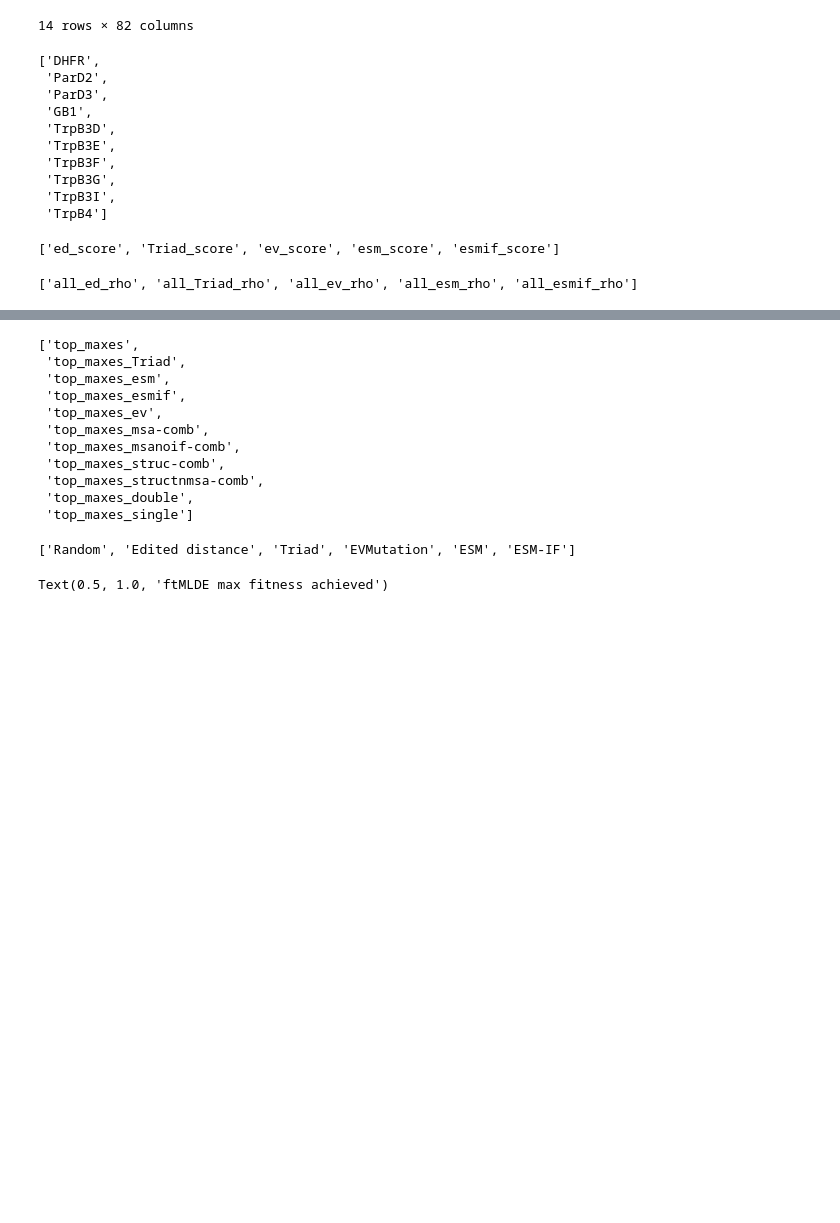
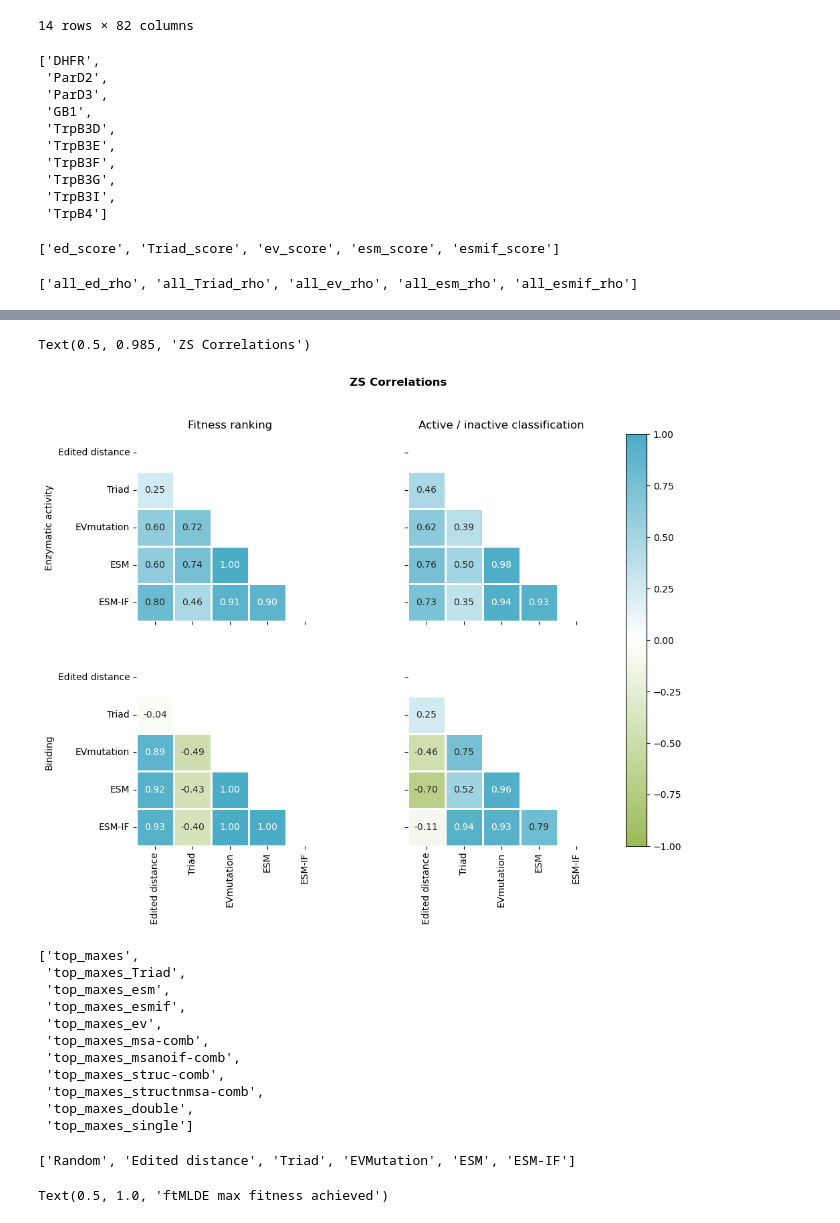
Before and after one commit to fhalab/SSMuLA, a Jupyter notebook: sandbox/zs_corr.ipynb, the cells around one changed output, grey strips where cells are left out. Cells and saved outputs as stored; diff of their text form; code cells hidden in the pictures; blank space fills up the shorter version.

```diff
--- a/sandbox/zs_corr.ipynb
+++ b/sandbox/zs_corr.ipynb
@@ -24,6 +24,7 @@ from selenium import webdriver
 from selenium.webdriver.firefox.service import Service
 from selenium.webdriver.firefox.options import Options
 
+from SSMuLA.landscape_global import LIB_INFO_DICT
 from SSMuLA.de_simulations import DE_TYPES
 from SSMuLA.zs_analysis import ZS_OPTS, ZS_COMB_OPTS
 from SSMuLA.vis_summary import ZS_METRICS
@@ -77,6 +78,16 @@ custom_cmap = LinearSegmentedColormap.from_list(
     N=100,
 )
 
+custom_cmap_r = LinearSegmentedColormap.from_list(
+    "bwg_r",
+    [
+        "#054907",
+        "white",
+        "#030764",
+    ],
+    N=100,
+)
+
 de_metrics = ["mean_all", "fraction_max"]
 
 simple_des = {
@@ -216,21 +263,35 @@ for zsm in ZS_METRICS:
 # %%
-fig, axes = plt.subplots(1, 2, figsize=(12, 4))
-for zsm, ax in zip(["rho", "rocauc"], axes):
-    sel_cols = [c for c in zs.columns if "all_" in c and f"_{zsm}" in c and "-comb" not in c]
-    sel_col_dict = {
-        k: ZS_OPTS_LEGEND[k.split("_")[1]+ "_score"] for k in sel_cols
-    }
+fig, axes = plt.subplots(2, 2, figsize=(12, 8), sharex=True, sharey=True)
 
-    corr_matrix = zs[zs["lib"].isin(active_lib_list)][sel_cols].rename(columns=sel_col_dict).corr()
-    mask = np.triu(np.ones_like(corr_matrix, dtype=bool))
+zs_metric_map = {
+    "rho": "Fitness ranking",
+    "rocauc": "Active / inactive classification"
+}
 
-    # Draw the heatmap with the mask
-    ax = sns.heatmap(corr_matrix, mask=mask, annot=True, fmt=".2f", cmap="Blues", cbar=False,
-                cbar_kws={"shrink": .8}, linewidths=.8, square=True, vmin=0, vmax=1)
+for r, (row, zs_type) in enumerate(zip(axes, zs["type"].unique())):
+    slice_df = zs[zs["type"] == zs_type]
 
-    # Add titles and labels as necessary
-    ax.set_title(f'ZS {zsm} Correlation Heatmap')
-fig.colorbar(heatmap.collections[0], ax=[ax1, ax2], location='right', aspect=10)
+    for i, zsm in enumerate(["rho", "rocauc"]):
+        sel_cols = [c for c in zs.columns if "all_" in c and f"_{zsm}" in c and "-comb" not in c]
+        sel_col_dict = {
+            k: ZS_OPTS_LEGEND[k.split("_")[1]+ "_score"] for k in sel_cols
+        }
+        corr_matrix = slice_df[slice_df["lib"].isin(active_lib_list)][sel_cols].rename(columns=sel_col_dict).corr()
+        mask = np.triu(np.ones_like(corr_matrix, dtype=bool))
+
+        # Draw the heatmap with the mask
+        sns.heatmap(corr_matrix, mask=mask, annot=True, fmt=".2f", cmap=custom_cmap_r, cbar=False,
+                    cbar_kws={"shrink": .8}, linewidths=.8, square=True, vmin=-1, vmax=1, ax=axes[r, i])
+
+        # Add titles and labels as necessary
+        axes[0, i].set_title(zs_metric_map[zsm])
+    axes[r, 0].set_ylabel(zs_type)  # Setting y-axis label
+
+fig.colorbar(axes[1, 1].collections[0], ax=axes, location='right', aspect=20)
+fig.suptitle("ZS Correlations", fontsize=12, fontweight="bold", y=0.985)
+# %% [output]
+Text(0.5, 0.985, 'ZS Correlations')
+[figure, added]
 # %%
 [c for c in merge_df.columns if "top_maxes" in c]
 # %% [output]
```
Also changed, not shown: parts of 4 cells of this notebook, 1 other file.
